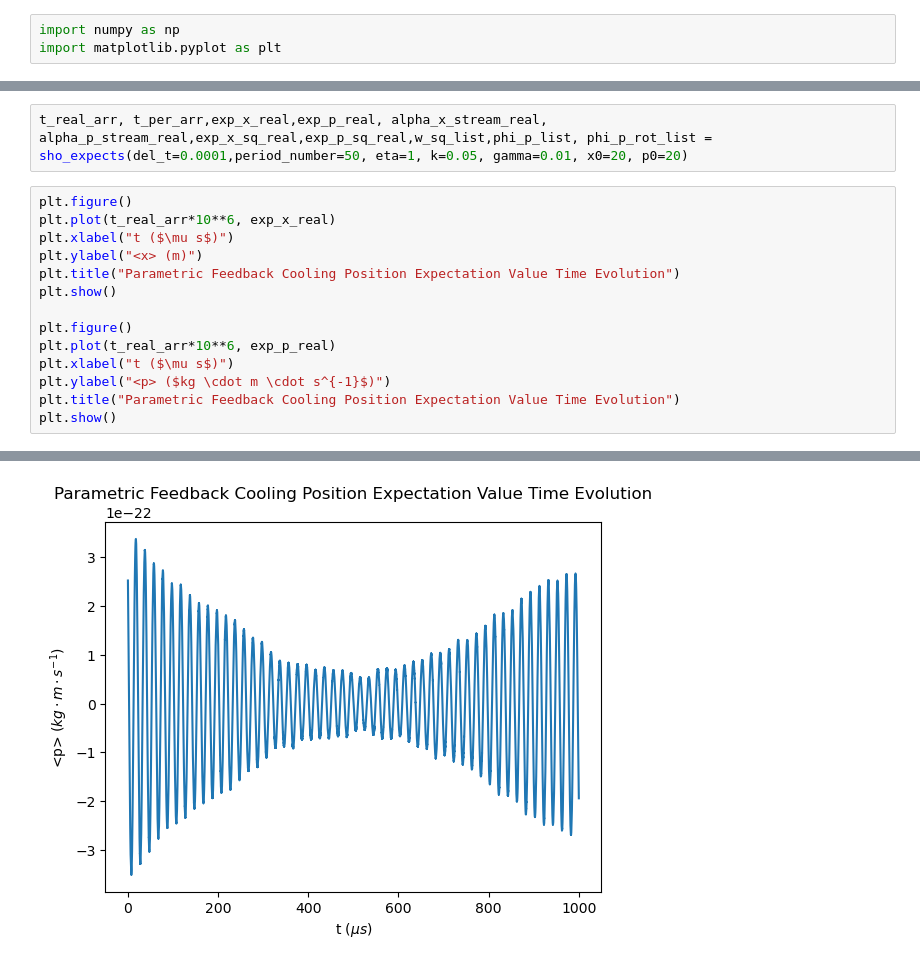
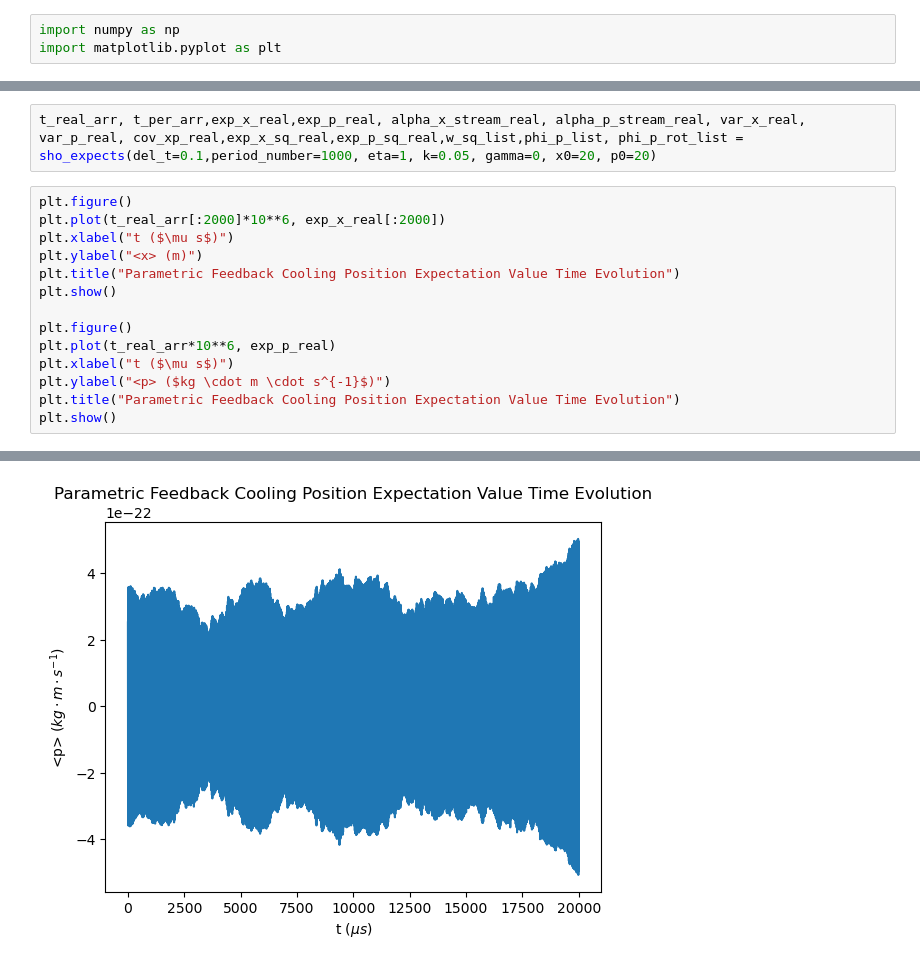
Before and after one commit to madelynrahimi/QuIPS, a Jupyter notebook: fall_2025/code/parametric_feedback.ipynb, the cells around one changed output, grey strips where cells are left out. Cells and saved outputs as stored; diff of their text form.

```diff
--- a/fall_2025/code/parametric_feedback.ipynb
+++ b/fall_2025/code/parametric_feedback.ipynb
@@ -137,8 +119,8 @@ def sho_expects(del_t, period_number, eta, k, gamma, x0, p0):
 # %%
-t_real_arr, t_per_arr,exp_x_real,exp_p_real, alpha_x_stream_real, alpha_p_stream_real,exp_x_sq_real,exp_p_sq_real,w_sq_list,phi_p_list, phi_p_rot_list = sho_expects(del_t=0.0001,period_number=50, eta=1, k=0.05, gamma=0.01, x0=20, p0=20)
+t_real_arr, t_per_arr,exp_x_real,exp_p_real, alpha_x_stream_real, alpha_p_stream_real, var_x_real, var_p_real, cov_xp_real,exp_x_sq_real,exp_p_sq_real,w_sq_list,phi_p_list, phi_p_rot_list = sho_expects(del_t=0.1,period_number=1000, eta=1, k=0.05, gamma=0, x0=20, p0=20)
 # %%
 plt.figure()
-plt.plot(t_real_arr*10**6, exp_x_real)
+plt.plot(t_real_arr[:2000]*10**6, exp_x_real[:2000])
 plt.xlabel("t ($\mu s$)")
 plt.ylabel("<x> (m)")
 plt.title("Parametric Feedback Cooling Position Expectation Value Time Evolution")
@@ -155,3 +137,3 @@ plt.show()
-[figure, old version]
+[figure, new version]
 # %%
 plt.figure()
```
Also changed, not shown: parts of 6 cells of this notebook, 12 other files.
